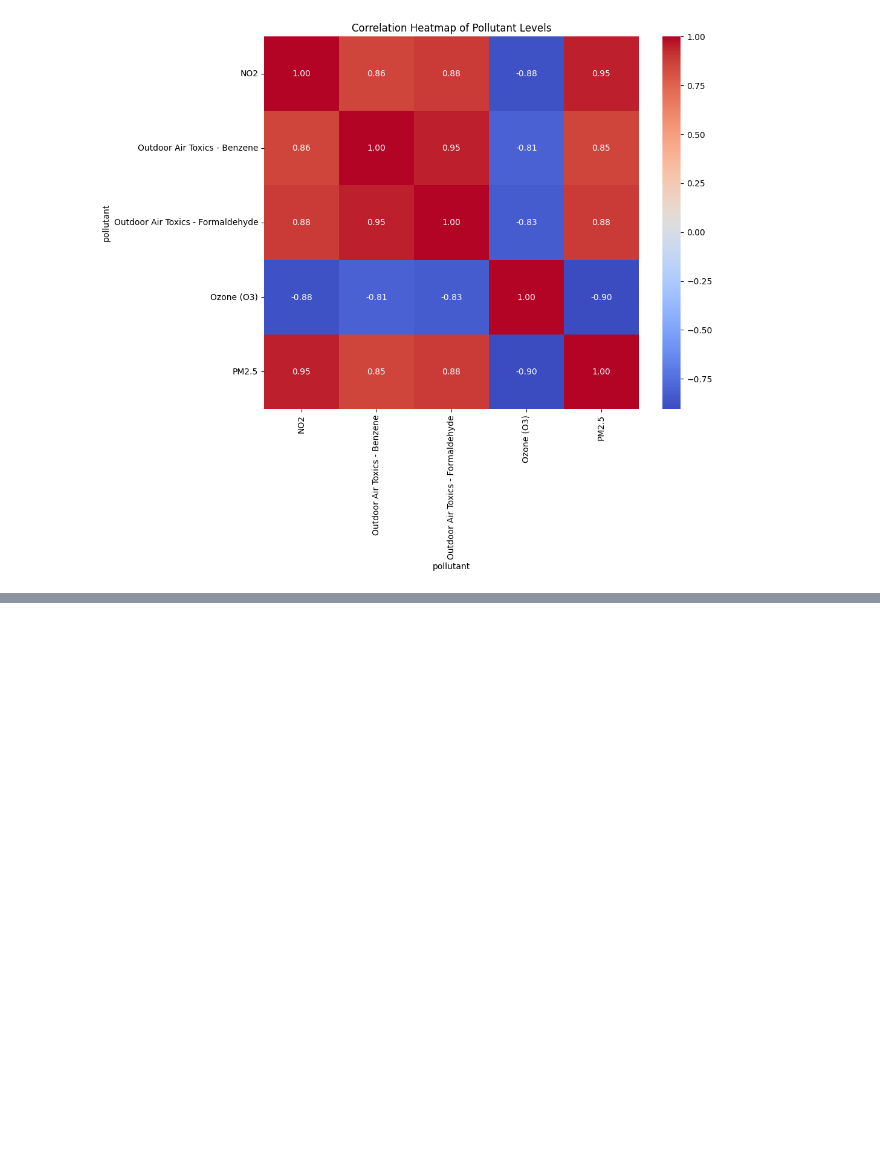
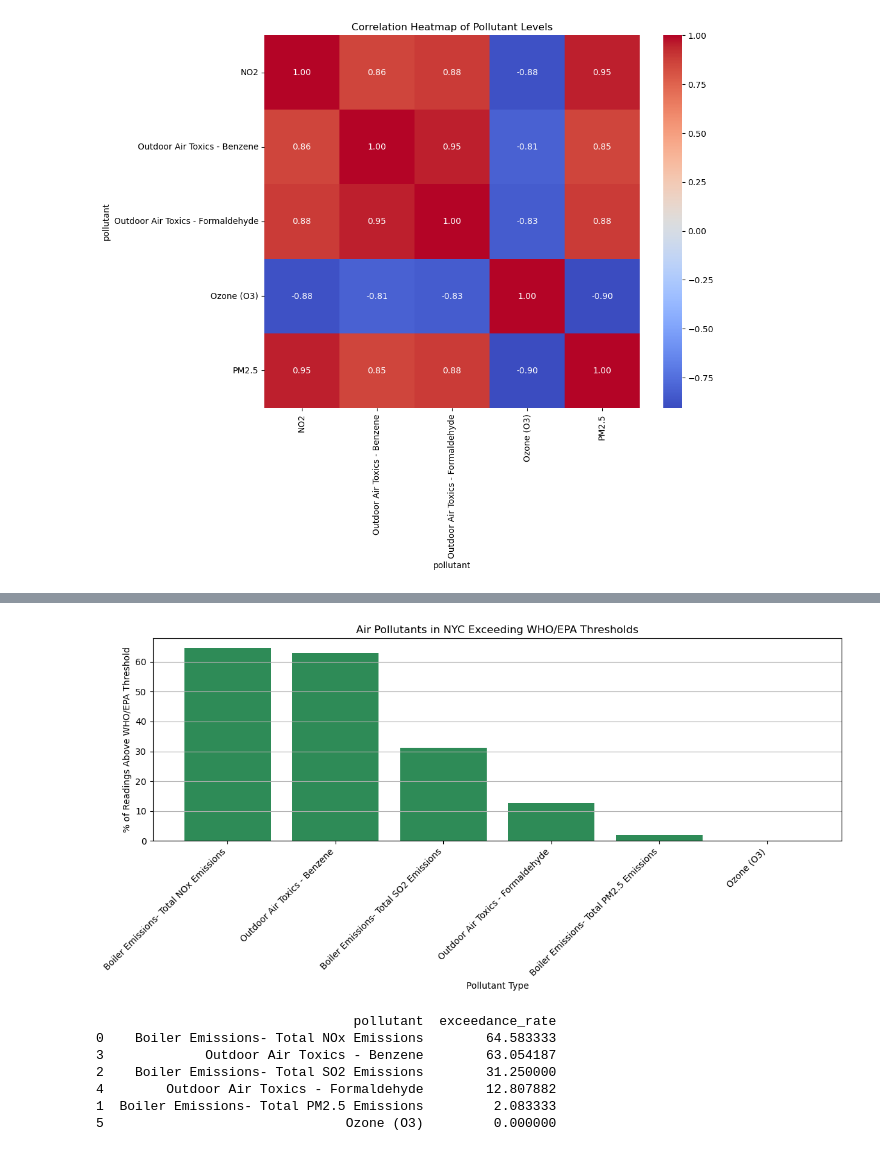
Before and after one commit to oliwveanda/dscp, a Jupyter notebook: notebooks/air_data_viz.ipynb, the cells around one changed output, grey strips where cells are left out. Drawn from its saved outputs; the diff is of its cells as text; code cells hidden in the pictures; blank space fills up the shorter version.

```diff
--- a/notebooks/air_data_viz.ipynb
+++ b/notebooks/air_data_viz.ipynb
@@ -365,0 +207,52 @@ plt.show()
+# %%
+import pandas as pd
+import matplotlib.pyplot as plt
+
+
+thresholds = {
+    'Nitrogen dioxide (NO2)': 21,
+    'Fine particles (PM 2.5)': 10,
+    'Ozone (O3)': 50,
+    'Boiler Emissions- Total SO2 Emissions': 8,
+    'Boiler Emissions- Total NOx Emissions': 21,
+    'Boiler Emissions- Total PM2.5 Emissions': 10,
+    'Outdoor Air Toxics - Formaldehyde': 3,
+    'Outdoor Air Toxics - Benzene': 1.3
+}
+
+df_filtered = df[df['pollutant'].isin(thresholds.keys())].copy()
+
+df_filtered['above_threshold'] = df_filtered.apply(
+    lambda row: row['value'] > thresholds.get(row['pollutant'], float('inf')),
+    axis=1
+)
+
+summary = (
+    df_filtered.groupby('pollutant')['above_threshold']
+    .mean()
+    .reset_index()
+    .rename(columns={'above_threshold': 'exceedance_rate'})
+)
+summary['exceedance_rate'] *= 100
+summary.sort_values('exceedance_rate', ascending=False, inplace=True)
+
+plt.figure(figsize=(12, 6))
+plt.bar(summary['pollutant'], summary['exceedance_rate'], color='seagreen')
+plt.ylabel('% of Readings Above WHO Treshold')
+plt.xlabel('Pollutant Type')
+plt.title('Air Pollutants in NYC Exceeding WHO/EPA Thresholds')
+plt.xticks(rotation=45, ha='right')
+plt.tight_layout()
+plt.grid(axis='y')
+plt.show()
+
+print(summary)
+# %% [output]
+[figure, added]
+                                 pollutant  exceedance_rate
+0    Boiler Emissions- Total NOx Emissions        64.583333
+3             Outdoor Air Toxics - Benzene        63.054187
+2    Boiler Emissions- Total SO2 Emissions        31.250000
+4        Outdoor Air Toxics - Formaldehyde        12.807882
+1  Boiler Emissions- Total PM2.5 Emissions         2.083333
+5                               Ozone (O3)         0.000000
```
Also changed, not shown: parts of 35 cells of this notebook, 17 other files.
